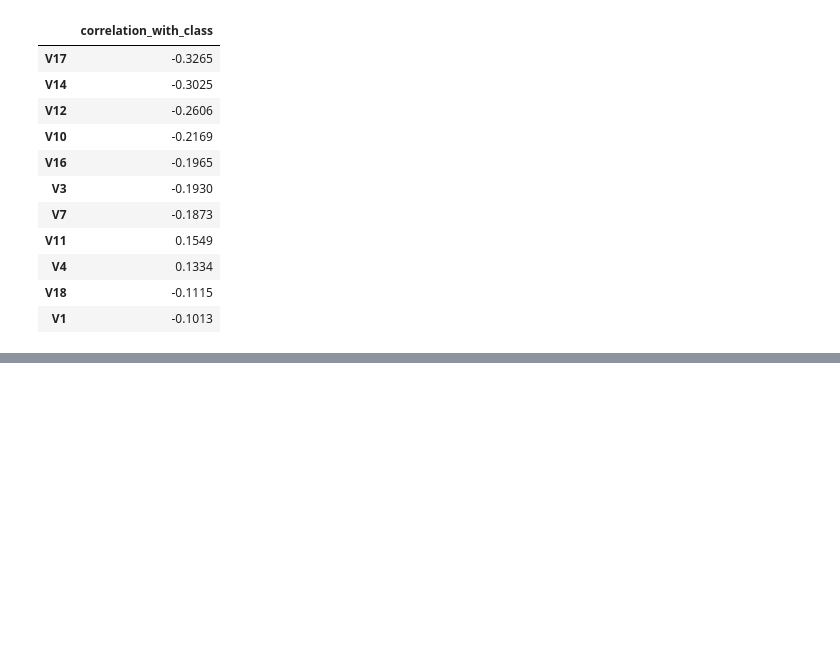
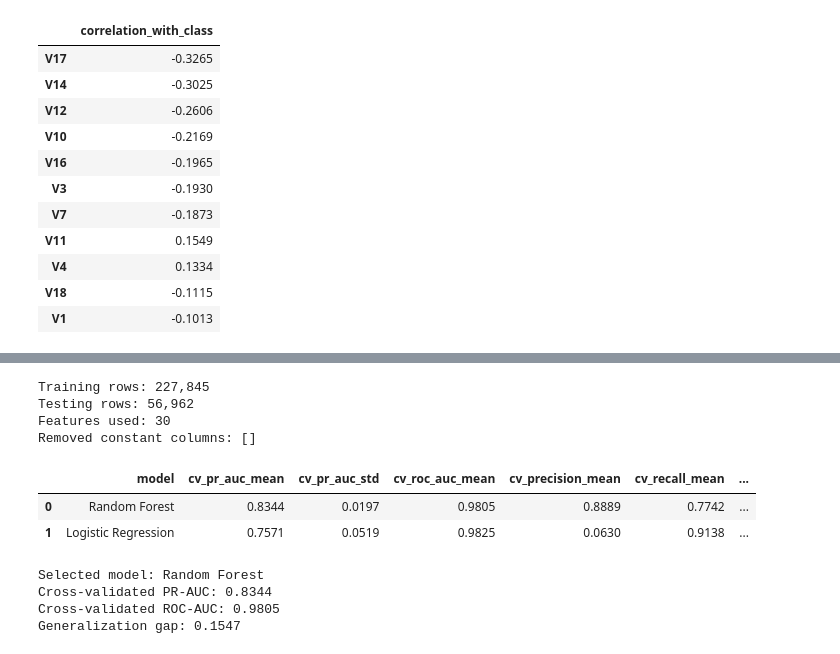
Before and after one commit to Abhishek4209/AI-Financial-Risk-Intelligence-Platform-using-Graph-RAG-Multi-Agent-LLM, a Jupyter notebook: notebooks/Fraud/European_Credit_Card_Fraud.ipynb, the cells around one changed output, grey strips where cells are left out. Saved outputs shown, nothing was run; the diff lists cells and outputs as text; code cells hidden in the pictures; blank space fills up the shorter version.

```diff
--- a/notebooks/Fraud/European_Credit_Card_Fraud.ipynb
+++ b/notebooks/Fraud/European_Credit_Card_Fraud.ipynb
@@ -551,0 +587,2 @@ Columns highly correlated with target:
+# %%
+X = X.replace([np.inf, -np.inf], np.nan)
@@ -551,0 +597,43 @@ Columns highly correlated with target:
+# %%
+print(f"Training rows: {len(X_train):,}")
+print(f"Testing rows: {len(X_test):,}")
+print(f"Features used: {X_train.shape[1]}")
+print(f"Removed constant columns: {constant_columns}")
+# %% [output]
+Training rows: 227,845
+Testing rows: 56,962
+Features used: 30
+Removed constant columns: []
+# %%
+models = {
+    "Logistic Regression": Pipeline([
+        ("imputer", SimpleImputer(strategy="median")),
+        ("scaler", StandardScaler()),
+        (
+            "model",
+            LogisticRegression(
+                class_weight="balanced",
+                C=0.5,
+                max_iter=2000,
+                solver="liblinear",
+                random_state=42,
+            ),
+        ),
+    ]),
+
+    "Random Forest": Pipeline([
+        ("imputer", SimpleImputer(strategy="median")),
+        (
+            "model",
+            RandomForestClassifier(
+                n_estimators=400,
+                max_depth=12,
+                min_samples_leaf=2,
+                max_features="sqrt",
+                class_weight="balanced_subsample",
+                n_jobs=-1,
+                random_state=42,
+            ),
+        ),
+    ]),
+}
@@ -551,0 +682,12 @@ Columns highly correlated with target:
+# %%
+cv_summary = (
+    pd.DataFrame(cv_results)
+    .sort_values("cv_pr_auc_mean", ascending=False)
+    .reset_index(drop=True)
+)
+
+display(cv_summary)
+# %% [output]
+|  | model | cv_pr_auc_mean | cv_pr_auc_std | cv_roc_auc_mean | cv_precision_mean | cv_recall_mean | ... |
+| 0 | Random Forest | 0.8344 | 0.0197 | 0.9805 | 0.8889 | 0.7742 | ... |
+| 1 | Logistic Regression | 0.7571 | 0.0519 | 0.9825 | 0.0630 | 0.9138 | ... |
@@ -551,0 +698,10 @@ Columns highly correlated with target:
+# %%
+print(f"Selected model: {best_model_name}")
+print(f"Cross-validated PR-AUC: {cv_summary.loc[0, 'cv_pr_auc_mean']:.4f}")
+print(f"Cross-validated ROC-AUC: {cv_summary.loc[0, 'cv_roc_auc_mean']:.4f}")
+print(f"Generalization gap: {cv_summary.loc[0, 'generalization_gap']:.4f}")
+# %% [output]
+Selected model: Random Forest
+Cross-validated PR-AUC: 0.8344
+Cross-validated ROC-AUC: 0.9805
+Generalization gap: 0.1547
```
Also changed, not shown: parts of 21 cells of this notebook.
